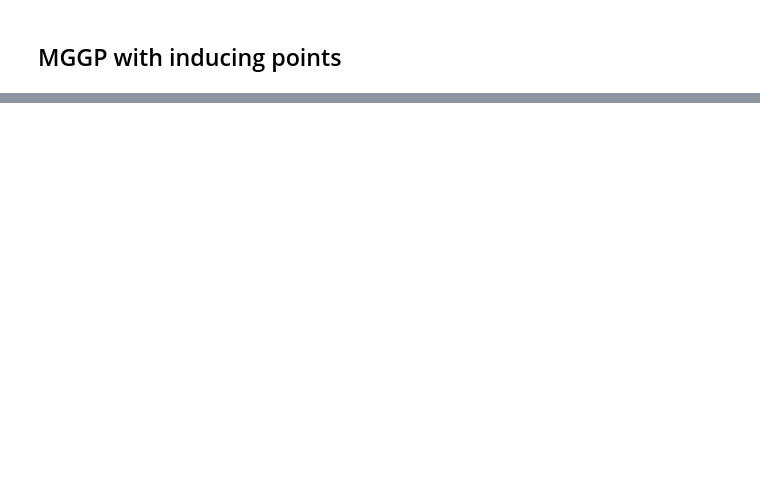
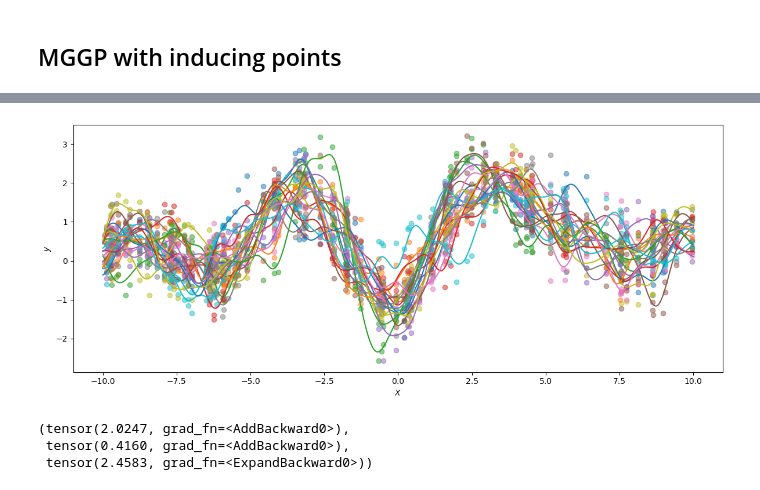
Before and after one commit to luisdiaz1997/pyro, a Jupyter notebook: tutorial/source/mggp.ipynb, the cells around one changed output, grey strips where cells are left out. Saved outputs shown, nothing was run; the diff lists cells and outputs as text; code cells hidden in the pictures; blank space fills up the shorter version.

```diff
--- a/tutorial/source/mggp.ipynb
+++ b/tutorial/source/mggp.ipynb
@@ -184,0 +233,30 @@ torch.Size([100])
+# %%
+ntest = 500
+Xtest_onegroup = torch.linspace(-10, 10, ntest)
+Xtest = torch.concatenate([Xtest_onegroup for _ in range(N_groups)], axis=0)
+Xtest_groups = torch.concatenate([i*torch.ones(ntest) for i in range(N_groups)]).type(torch.LongTensor)
+
+mean, variance = gpr(Xtest, Xtest_groups)
+mean = mean.detach()
+# %%
+## Plot
+
+fig, ax = plt.subplots(figsize=(12, 5))
+for i in range(N_groups):
+    ax.scatter(X[n0*i:n0*(i+1)], Y[n0*i:n0*(i+1)],  label="Data, group "+str(i+1), alpha=0.5)
+    ax.plot(Xtest[ntest*i:ntest*(i+1)], mean[ntest*i:ntest*(i+1)], label="Predictions, group "+str(i+1))
+
+
+ax.set_xlabel(r"$X$")
+ax.set_ylabel(r"$y$")
+# ax.legend()
+fig.tight_layout()
+# %% [output]
+[figure, added]
+# %%
+gpr.set_mode("guide")
+gpr.kernel.variance, gpr.kernel.lengthscale, gpr.kernel.group_diff_param
+# %% [output]
+(tensor(2.0247, grad_fn=<AddBackward0>),
+ tensor(0.4160, grad_fn=<AddBackward0>),
+ tensor(2.4583, grad_fn=<ExpandBackward0>))
```
Also changed, not shown: parts of 13 cells of this notebook, 4 other files.
